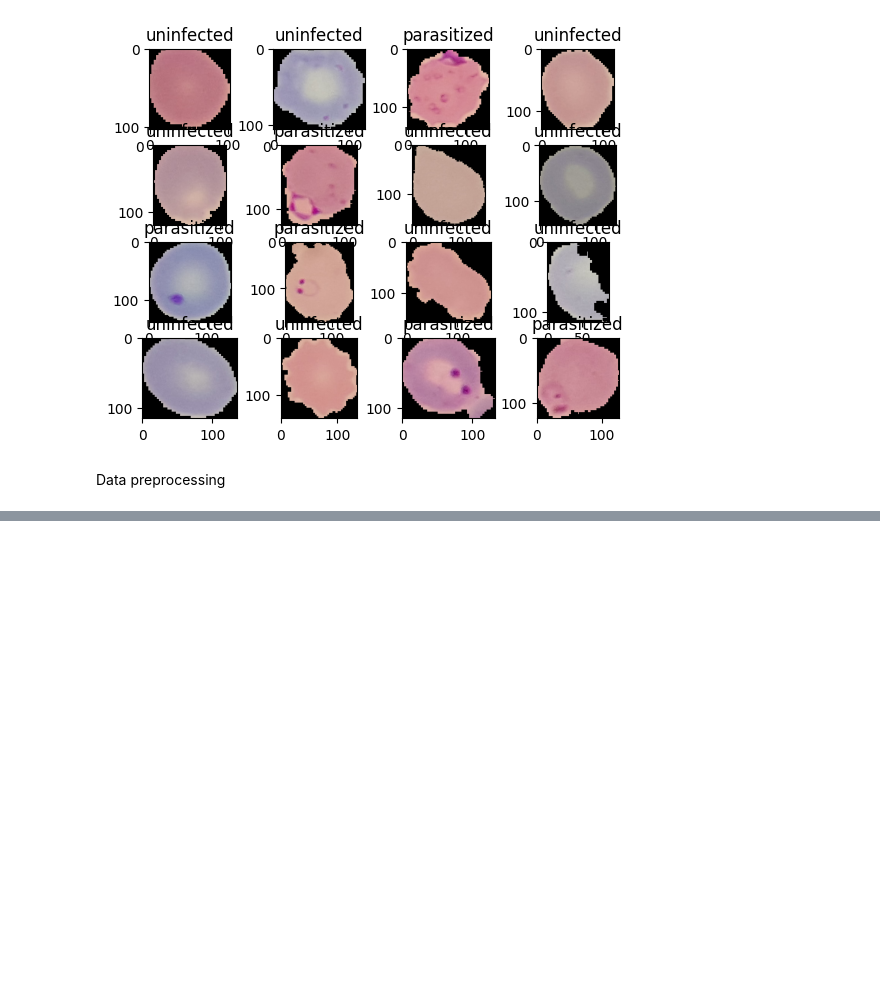
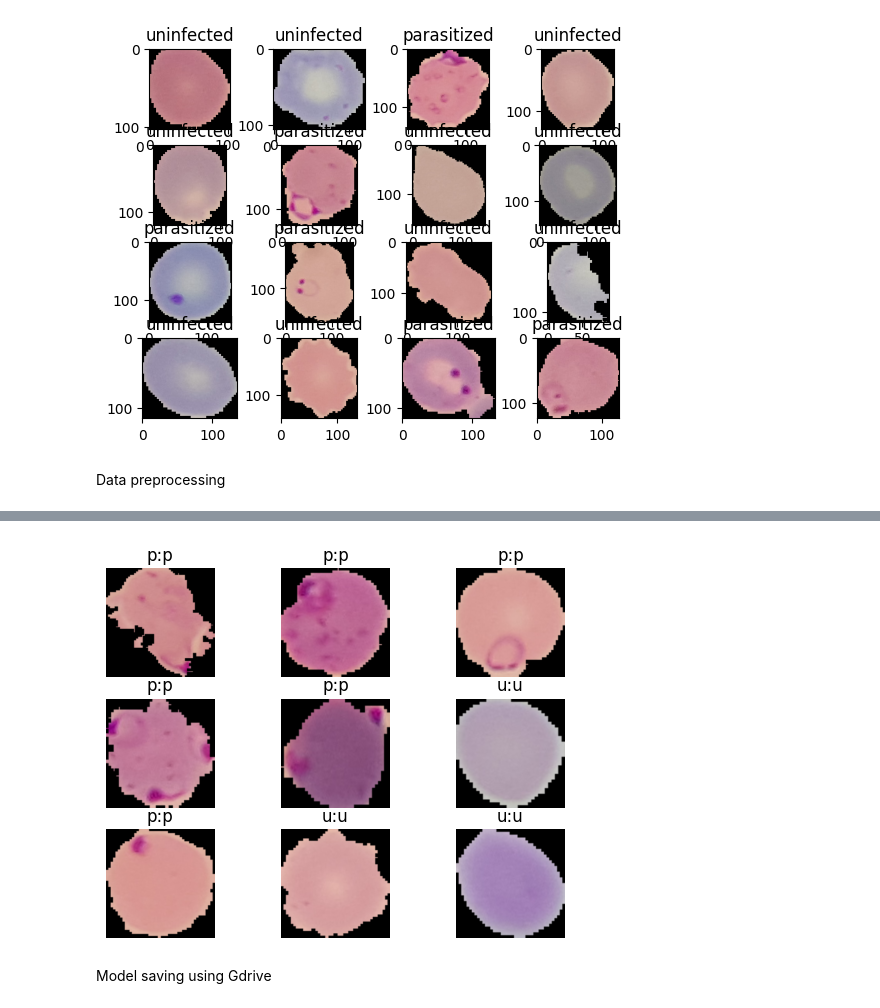
Before and after one commit to D-R0Y/Deep-Learning-Practices, a Jupyter notebook: CNN_with_functionalAPI.ipynb, the cells around one changed output, grey strips where cells are left out. Drawn from its saved outputs; the diff is of its cells as text; code cells hidden in the pictures; blank space fills up the shorter version.

```diff
--- a/CNN_with_functionalAPI (1).ipynb
+++ b/CNN_with_functionalAPI.ipynb
@@ -151,0 +156,21 @@ model.summary()
+# %%
+from tensorflow.keras.layers import Conv2D, MaxPool2D,Dense,Flatten,InputLayer,BatchNormalization
+
+update_model = tf.keras.Sequential([
+       InputLayer(input_shape = (224,224,3)),
+       Conv2D(filters = 6,kernel_size = 5,strides =1, padding= 'valid',activation='relu'),
+       BatchNormalization(),
+       MaxPool2D(pool_size = 2,strides = 2),
+       Conv2D(filters = 16,kernel_size = 5,strides =1, padding= 'valid',activation='relu'),
+       BatchNormalization(),
+       MaxPool2D(pool_size = 2,strides = 2),
+
+       Flatten(),
+       Dense(1000,activation = 'relu'),
+       BatchNormalization(),
+       Dense(10,activation = 'relu'),
+       BatchNormalization(),
+       Dense(1,activation = 'sigmoid'),
+
+])
+update_model.summary()
@@ -151,0 +202,11 @@ model.summary()
+# %%
+from tensorflow.keras.losses import MeanSquaredError,Huber,MeanAbsoluteError,BinaryCrossentropy
+from tensorflow.keras.optimizers import Adam
+update_model.compile(optimizer= Adam(learning_rate = 0.1),
+              loss = BinaryCrossentropy(),
+                    metrics = 'accuracy'
+
+
+              )
+# %%
+history = update_model.fit(train_dataset,validation_data = validation_dataset,epochs = 5,verbose = 1)
@@ -151,0 +229,14 @@ model.summary()
+# %%
+def parasite_or_not(x):
+  if(x<0.5):
+    return str('p')
+  else:
+    return str('u')
+# %%
+for i ,(image,label) in enumerate(test_dataset.take(9)):
+
+  ax = plt.subplot(3,3,i+1)
+  plt.imshow(image[0])
+  plt.title(str(parasite_or_not(label.numpy()[0])) + ':'+str(parasite_or_not(update_model.predict(image)[0][0])))
+  plt.axis('off')
+# %% [output]
@@ -151,0 +252,3 @@ model.summary()
+[figure, added]
+# %% [markdown]
+Model saving using Gdrive
```
Also changed, not shown: parts of 20 cells of this notebook.
